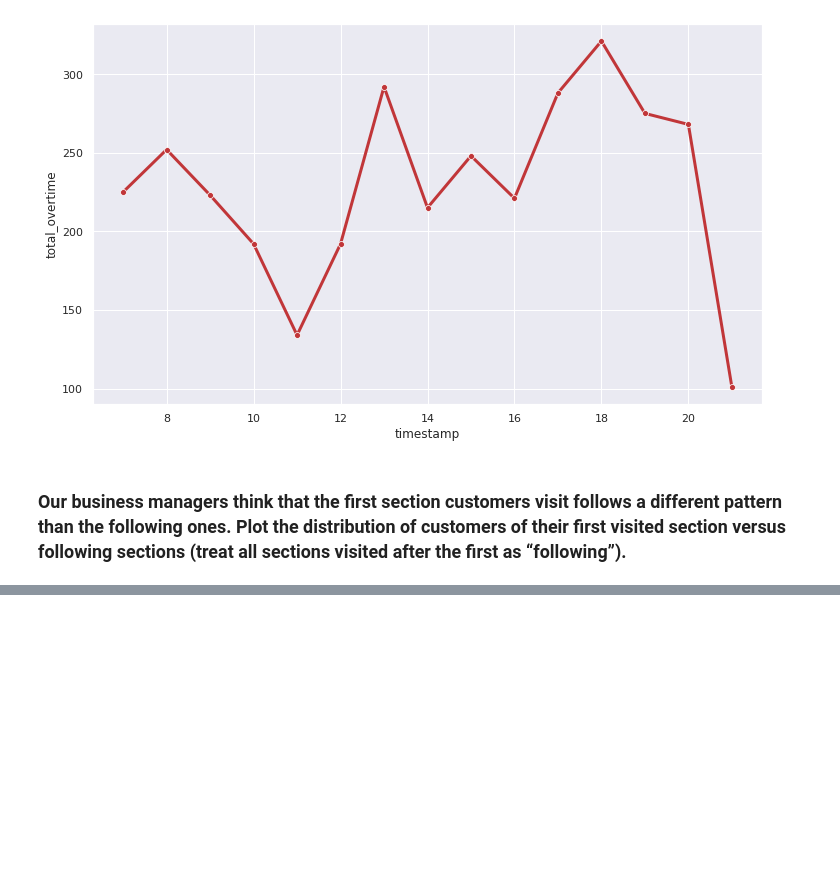
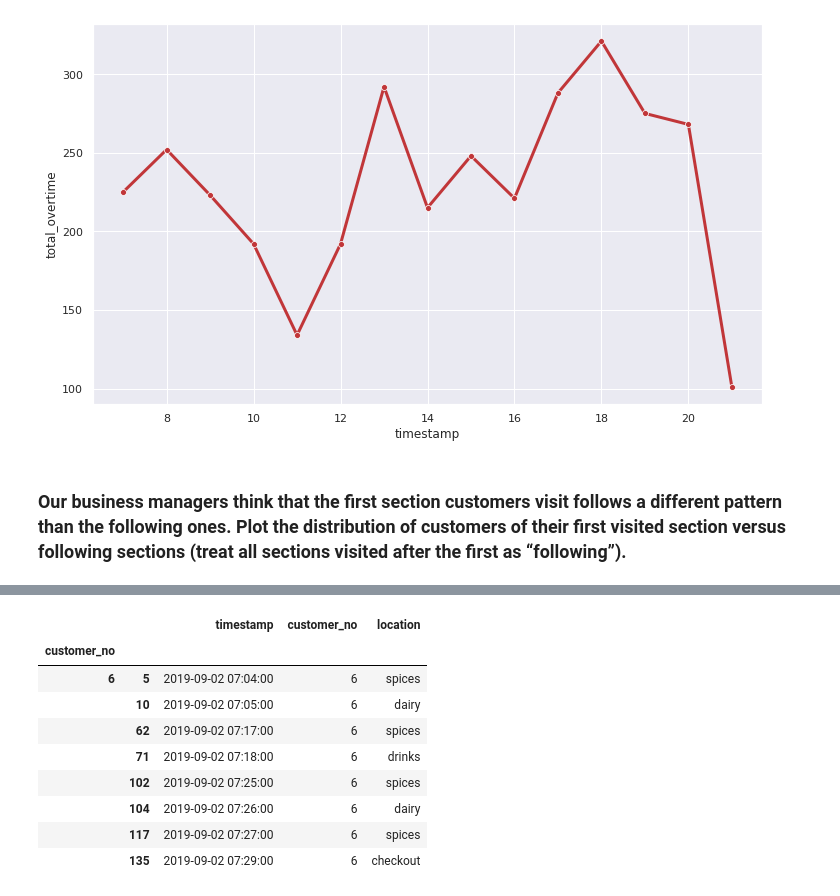
Before and after one commit to rashed2940/Marchov_chain_proj, a Jupyter notebook: EDA.ipynb, the cells around one changed output, grey strips where cells are left out. Drawn from its saved outputs; the diff is of its cells as text; code cells hidden in the pictures; blank space fills up the shorter version.

```diff
--- a/EDA.ipynb
+++ b/EDA.ipynb
@@ -152,0 +217,15 @@ sns.lineplot(x=y_new['timestamp'].dt.hour, y=y_new['total_overtime'], marker='o'
+# %%
+entrance_new = df.groupby('customer_no').apply(pd.DataFrame.sort_values, 'timestamp')
+# %%
+entrance_new.loc[entrance_new['customer_no'] == 6]
+# %% [output]
+|  |  | timestamp | customer_no | location |
+| customer_no |  |  |  |  |
+| 6 | 5 | 2019-09-02 07:04:00 | 6 | spices |
+|  | 10 | 2019-09-02 07:05:00 | 6 | dairy |
+|  | 62 | 2019-09-02 07:17:00 | 6 | spices |
+|  | 71 | 2019-09-02 07:18:00 | 6 | drinks |
+|  | 102 | 2019-09-02 07:25:00 | 6 | spices |
+|  | 104 | 2019-09-02 07:26:00 | 6 | dairy |
+|  | 117 | 2019-09-02 07:27:00 | 6 | spices |
+|  | 135 | 2019-09-02 07:29:00 | 6 | checkout |
```
Also changed, not shown: parts of 7 cells of this notebook.
